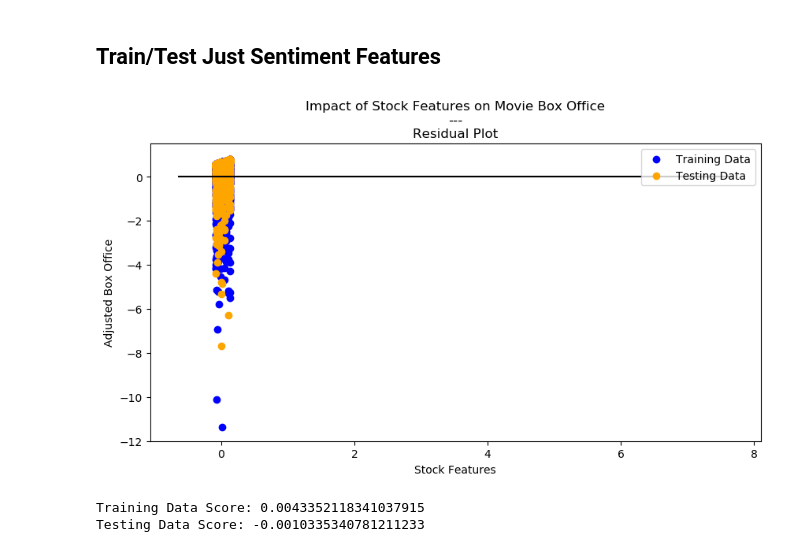
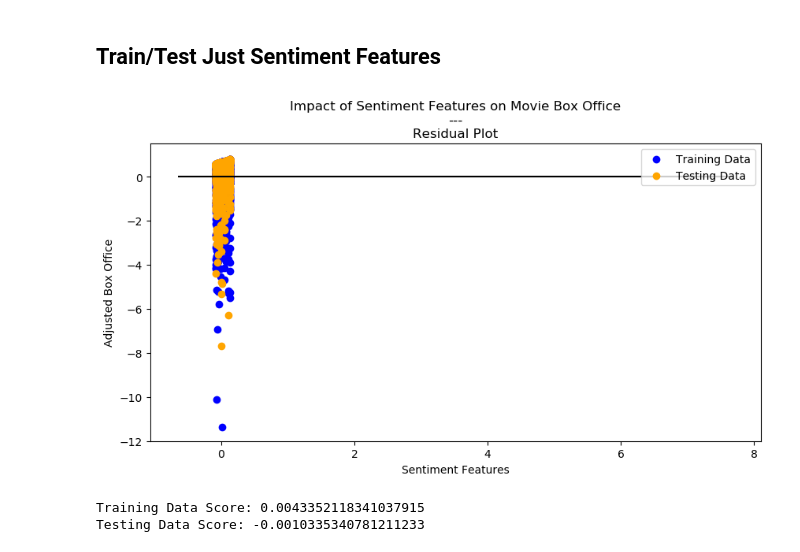
Before and after one commit to jsialcalde/Final_Project, a Jupyter notebook: Notebooks and Resources/Movie_Factors_ML.ipynb, the cells around one changed output. Cells and saved outputs as stored; diff of their text form; code cells hidden in the pictures.

Commit message:
Add sentiment ML

```diff
--- a/Notebooks and Resources/Movie_Factors_ML.ipynb
+++ b/Notebooks and Resources/Movie_Factors_ML.ipynb
@@ -357,25 +357,25 @@ y_test_scaled = y_scaler.transform(y_test)
 # %%
 from sklearn.linear_model import LinearRegression
 
 # use a linear regression model for our data
 model = LinearRegression()
 
 # fit training data for model
 model.fit(X_train_scaled, y_train_scaled)
 
 # create a residual plot of training and test data
 plt.figure(figsize=(10,5), dpi=(100))
 plt.scatter(model.predict(X_train_scaled), model.predict(X_train_scaled) - y_train_scaled, c="blue", label="Training Data")
 plt.scatter(model.predict(X_test_scaled), model.predict(X_test_scaled) - y_test_scaled, c="orange", label="Testing Data")
 plt.legend()
 plt.hlines(y=0, xmin=y_test_scaled.min(), xmax=y_test_scaled.max())
 plt.title("Impact of Sentiment Features on Movie Box Office\n---\nResidual Plot")
-plt.xlabel("Stock Features")
+plt.xlabel("Sentiment Features")
 plt.ylabel("Adjusted Box Office")
 plt.savefig(os.path.join("..", "images", "006_sentiment_features_ML.png"))
 plt.show()
 # %% [output]
-[figure, old version]
+[figure, new version]
 # %%
 # Display R^2 scores of training and test data
 print(f"Training Data Score: {model.score(X_train_scaled, y_train_scaled)}")
```
